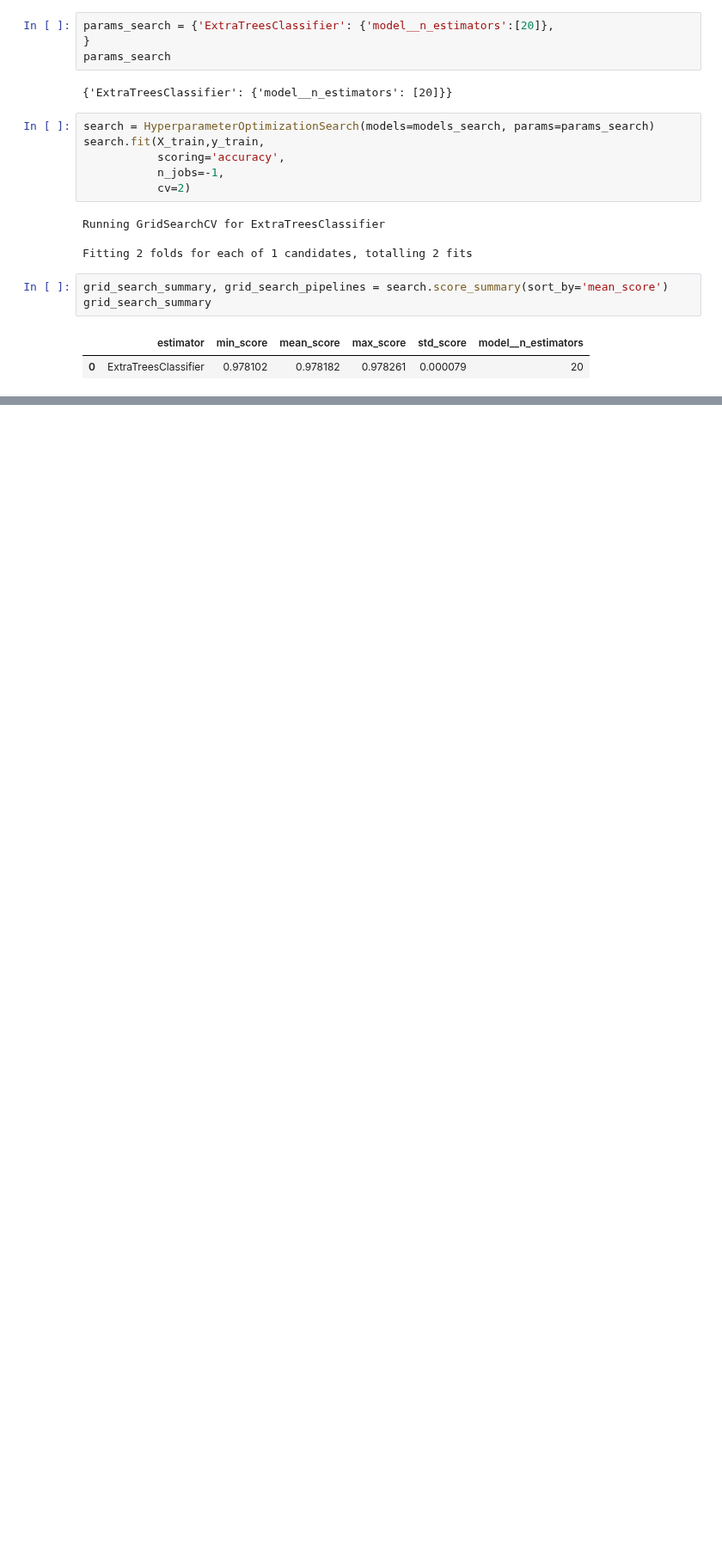
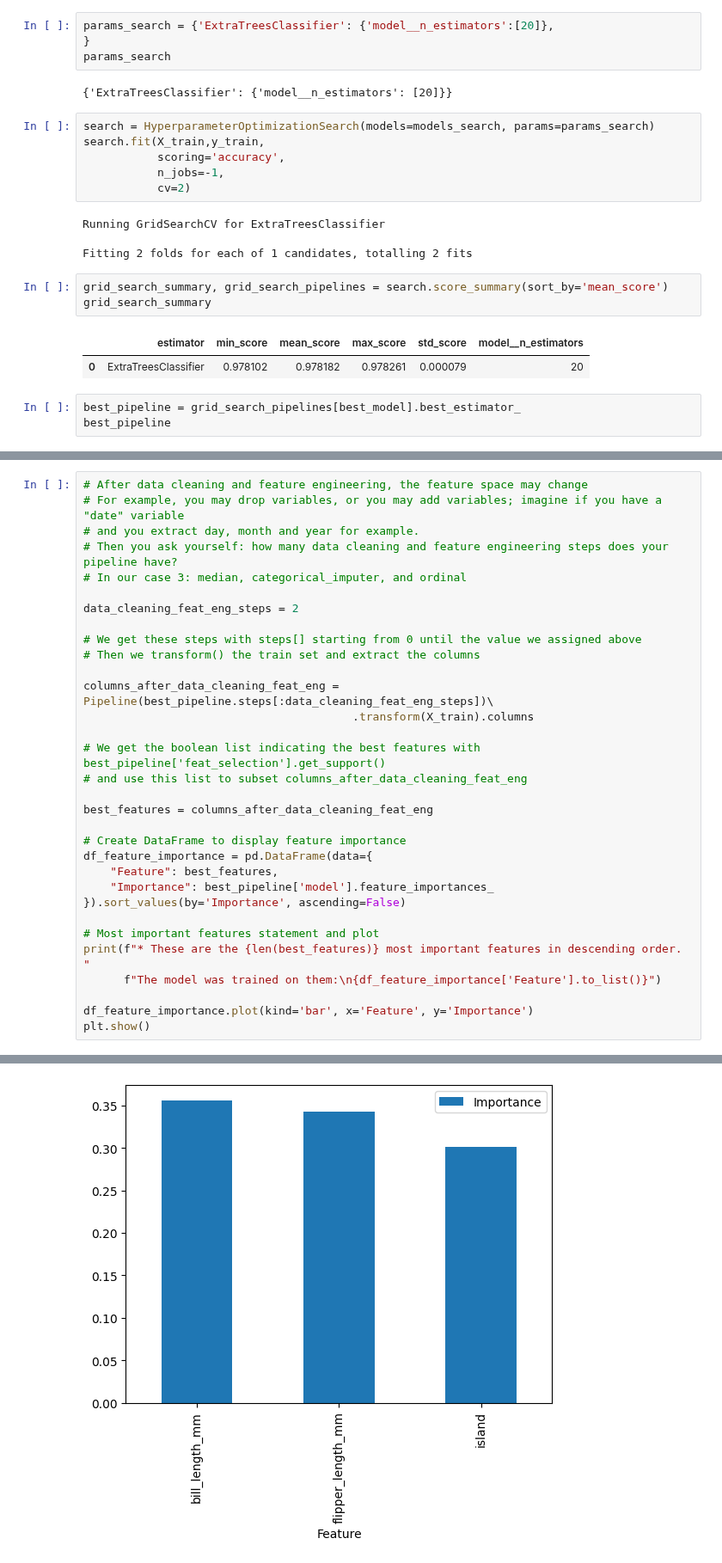
Before and after one commit to Danpr1984/Calculator-, a Jupyter notebook: cross_validation.ipynb, the cells around one changed output, grey strips where cells are left out. Shown at 86% size. Drawn from its saved outputs; the diff is of its cells as text; blank space fills up the shorter version.

Commit message:
model created using hyperparameters optimizacion pipeline with different algorithms

```diff
--- a/cross_validation.ipynb
+++ b/cross_validation.ipynb
@@ -824,3 +824,6 @@ grid_search_summary
 # %% [output]
 |  | estimator | min_score | mean_score | max_score | std_score | model__n_estimators |
 | 0 | ExtraTreesClassifier | 0.978102 | 0.978182 | 0.978261 | 0.000079 | 20 |
+# %%
+best_pipeline = grid_search_pipelines[best_model].best_estimator_
+best_pipeline
@@ -826,0 +840,33 @@ grid_search_summary
+# %%
+# After data cleaning and feature engineering, the feature space may change
+# For example, you may drop variables, or you may add variables; imagine if you have a "date" variable
+# and you extract day, month and year for example.
+# Then you ask yourself: how many data cleaning and feature engineering steps does your pipeline have?
+# In our case 3: median, categorical_imputer, and ordinal
+
+data_cleaning_feat_eng_steps = 2
+
+# We get these steps with steps[] starting from 0 until the value we assigned above
+# Then we transform() the train set and extract the columns
+
+columns_after_data_cleaning_feat_eng = Pipeline(best_pipeline.steps[:data_cleaning_feat_eng_steps])\
+                                        .transform(X_train).columns
+
+# We get the boolean list indicating the best features with best_pipeline['feat_selection'].get_support()
+# and use this list to subset columns_after_data_cleaning_feat_eng
+
+best_features = columns_after_data_cleaning_feat_eng
+
+# Create DataFrame to display feature importance
+df_feature_importance = pd.DataFrame(data={
+    "Feature": best_features,
+    "Importance": best_pipeline['model'].feature_importances_
+}).sort_values(by='Importance', ascending=False)
+
+# Most important features statement and plot
+print(f"* These are the {len(best_features)} most important features in descending order. "
+      f"The model was trained on them:\n{df_feature_importance['Feature'].to_list()}")
+
+df_feature_importance.plot(kind='bar', x='Feature', y='Importance')
+plt.show()
+# %% [output]
@@ -826,0 +875 @@ grid_search_summary
+[figure, added]
```
Also changed, not shown: parts of 3 cells of this notebook.
